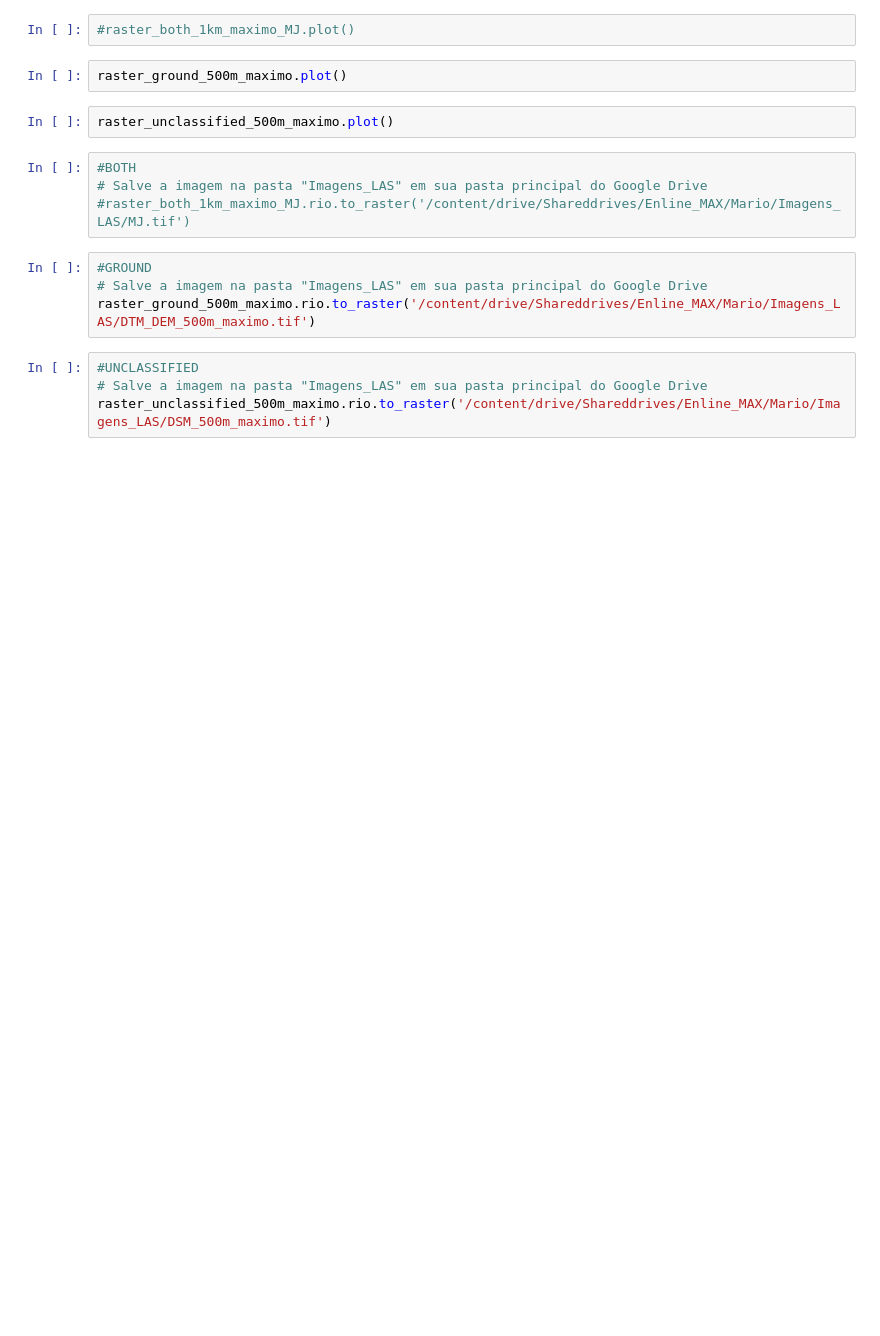
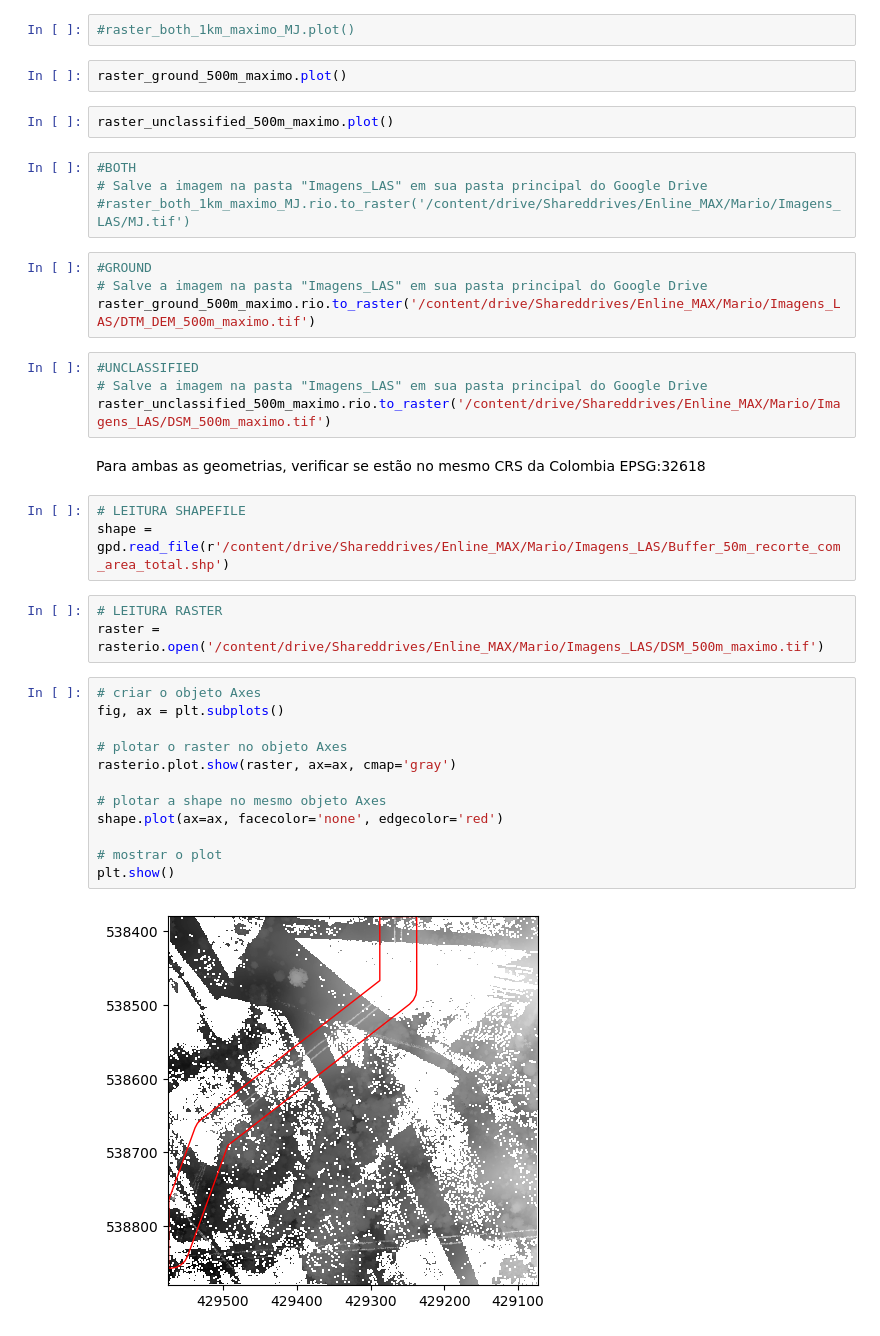
Before and after one commit to MarioJorgeGoncalves/CODIGOS_LIDAR, a Jupyter notebook: Dados_Lidar.ipynb, the cells around one changed output. Drawn from its saved outputs; the diff is of its cells as text; blank space fills up the shorter version.

```diff
--- a/Dados_Lidar.ipynb
+++ b/Dados_Lidar.ipynb
@@ -519,3 +522,25 @@ raster_ground_500m_maximo.rio.to_raster('/content/drive/Shareddrives/Enline_MAX/
 #UNCLASSIFIED
 # Salve a imagem na pasta "Imagens_LAS" em sua pasta principal do Google Drive
 raster_unclassified_500m_maximo.rio.to_raster('/content/drive/Shareddrives/Enline_MAX/Mario/Imagens_LAS/DSM_500m_maximo.tif')
+# %% [markdown]
+Para ambas as geometrias, verificar se estão no mesmo CRS da Colombia EPSG:32618
+# %%
+# LEITURA SHAPEFILE
+shape = gpd.read_file(r'/content/drive/Shareddrives/Enline_MAX/Mario/Imagens_LAS/Buffer_50m_recorte_com_area_total.shp')
+# %%
+# LEITURA RASTER
+raster = rasterio.open('/content/drive/Shareddrives/Enline_MAX/Mario/Imagens_LAS/DSM_500m_maximo.tif')
+# %%
+# criar o objeto Axes
+fig, ax = plt.subplots()
+
+# plotar o raster no objeto Axes
+rasterio.plot.show(raster, ax=ax, cmap='gray')
+
+# plotar a shape no mesmo objeto Axes
+shape.plot(ax=ax, facecolor='none', edgecolor='red')
+
+# mostrar o plot
+plt.show()
+# %% [output]
+[figure, added]
```
Also changed, not shown: parts of 2 cells of this notebook.
